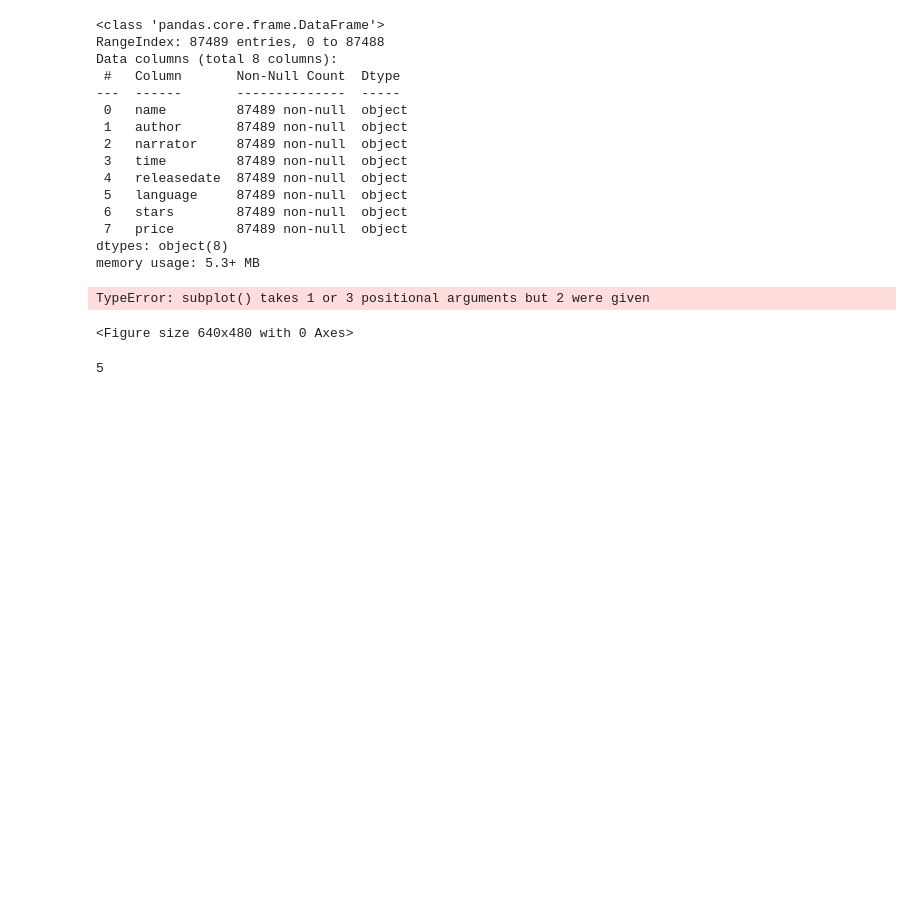
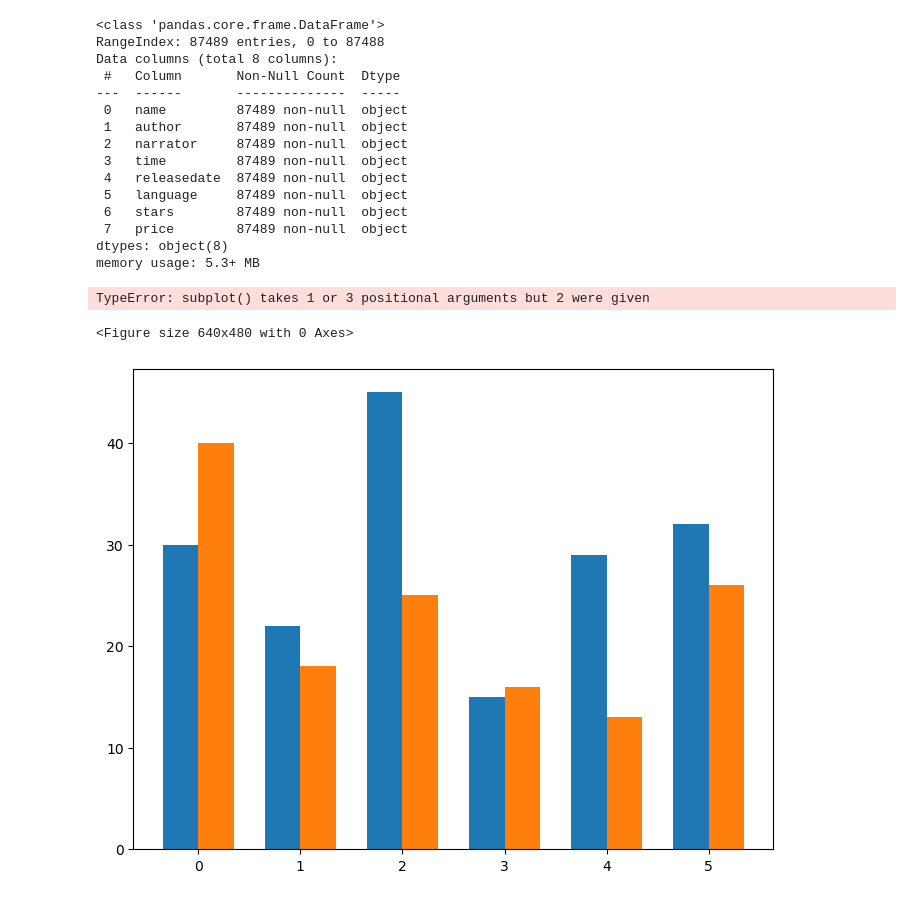
Before and after one commit to trung295/Data-analysis, a Jupyter notebook: Practices/Data cleaning/audible_dataset.ipynb, the cells around one changed output. Saved outputs shown, nothing was run; the diff lists cells and outputs as text; code cells hidden in the pictures; blank space fills up the shorter version.

```diff
--- a/Practices/Data cleaning/audible_dataset.ipynb
+++ b/Practices/Data cleaning/audible_dataset.ipynb
@@ -329,7 +323,25 @@ plt.show()
 TypeError: subplot() takes 1 or 3 positional arguments but 2 were given
 <Figure size 640x480 with 0 Axes>
 # %%
-data = (5,6)
-data[0]
+import pandas as pd
+import numpy as np
+import matplotlib.pyplot as plt
+
+colors = ["yeallow","blue","green","A","B","C"]
+number1 = [30,22,45,15,29,32]
+
+#data3 = {"colors":["black","red","purple","D","E","F"]}
+number2 = [40,18,25,16,13,26]
+
+x = np.arange(len(colors))
+
+
+
+fig = plt.figure()
+ax = fig.add_axes([0,0,1,1])
+
+plt.bar(x-0.35/2,number1,0.35)
+plt.bar(x+0.35/2,number2,0.35)
+plt.show()
 # %% [output]
-5
+[figure, added]
```
Also changed, not shown: parts of 4 cells of this notebook, 1 other file.
